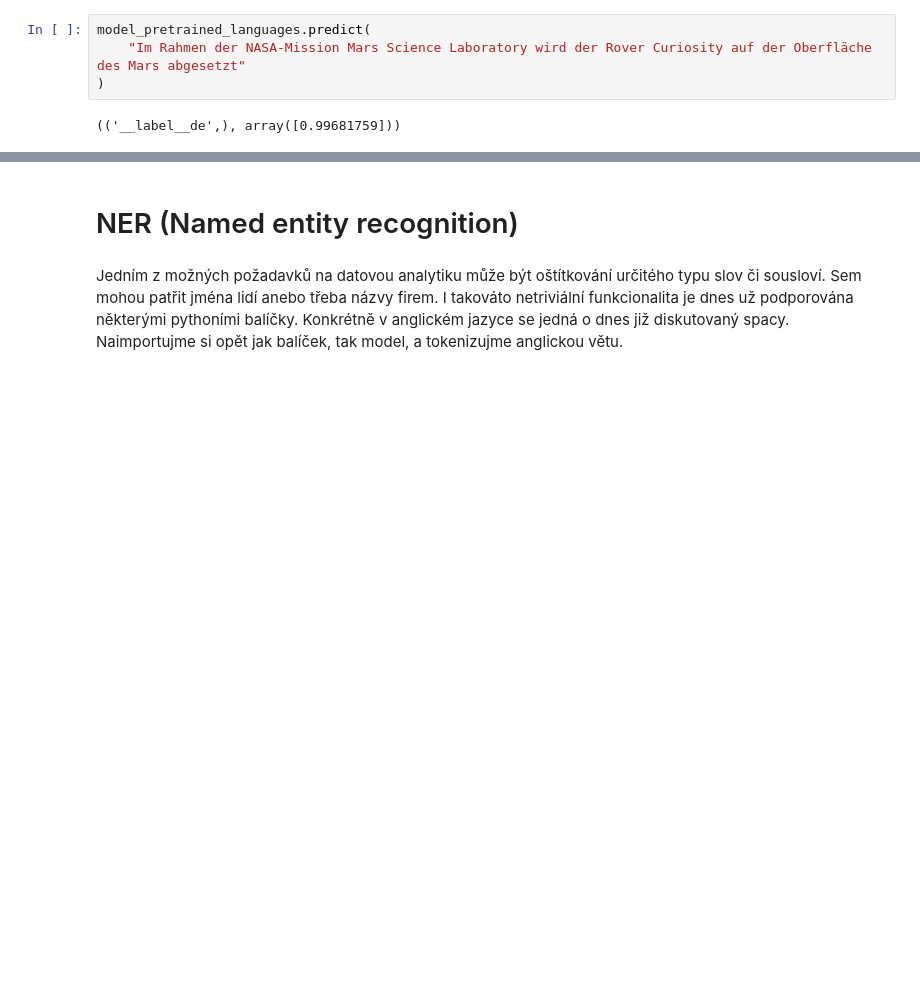
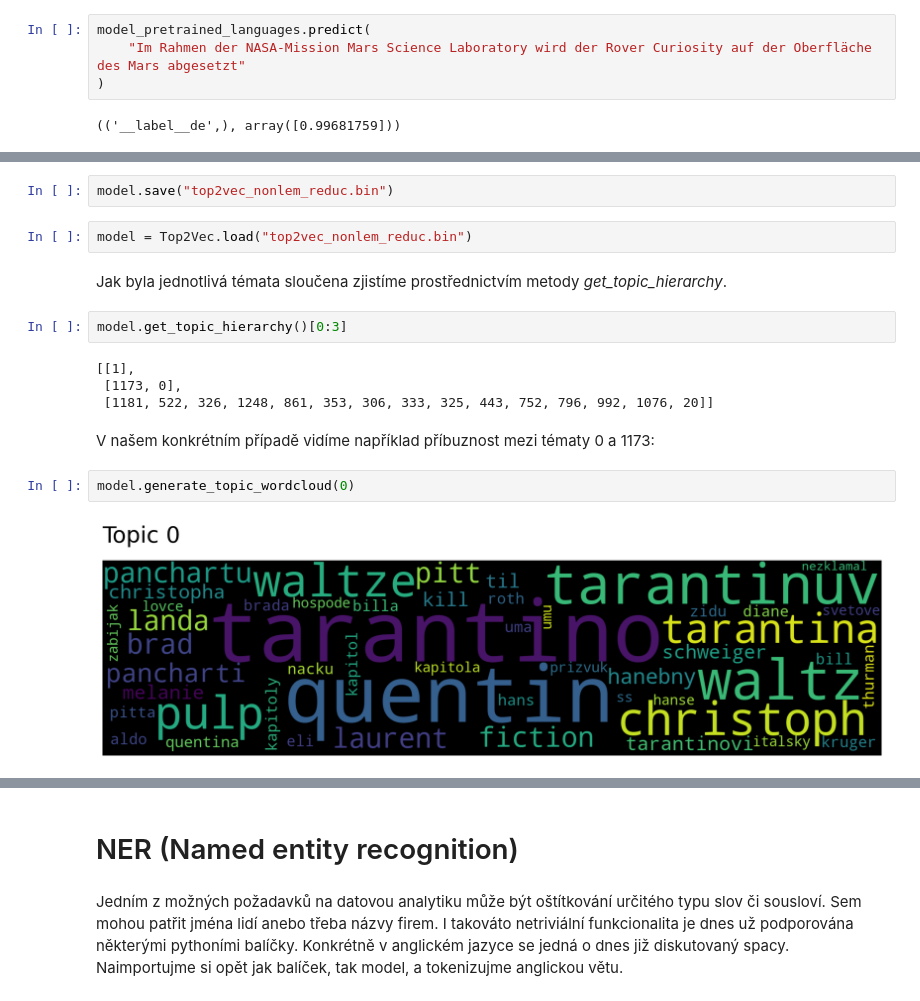
Before and after one commit to vitsaidl/workshops, a Jupyter notebook: text/text.ipynb, the cells around one changed output, grey strips where cells are left out. Cells and saved outputs as stored; diff of their text form; blank space fills up the shorter version.

```diff
--- a/text/text.ipynb
+++ b/text/text.ipynb
@@ -1749,0 +1957,18 @@ model_pretrained_languages.predict(
+# %%
+model.save("top2vec_nonlem_reduc.bin")
+# %%
+model = Top2Vec.load("top2vec_nonlem_reduc.bin")
+# %% [markdown]
+Jak byla jednotlivá témata sloučena zjistíme prostřednictvím metody *get_topic_hierarchy*.
+# %%
+model.get_topic_hierarchy()[0:3]
+# %% [output]
+[[1],
+ [1173, 0],
+ [1181, 522, 326, 1248, 861, 353, 306, 333, 325, 443, 752, 796, 992, 1076, 20]]
+# %% [markdown]
+V našem konkrétním případě vidíme například příbuznost mezi tématy 0 a 1173:
+# %%
+model.generate_topic_wordcloud(0)
+# %% [output]
+[figure, added]
```
Also changed, not shown: parts of 37 cells of this notebook, 1 other file.
